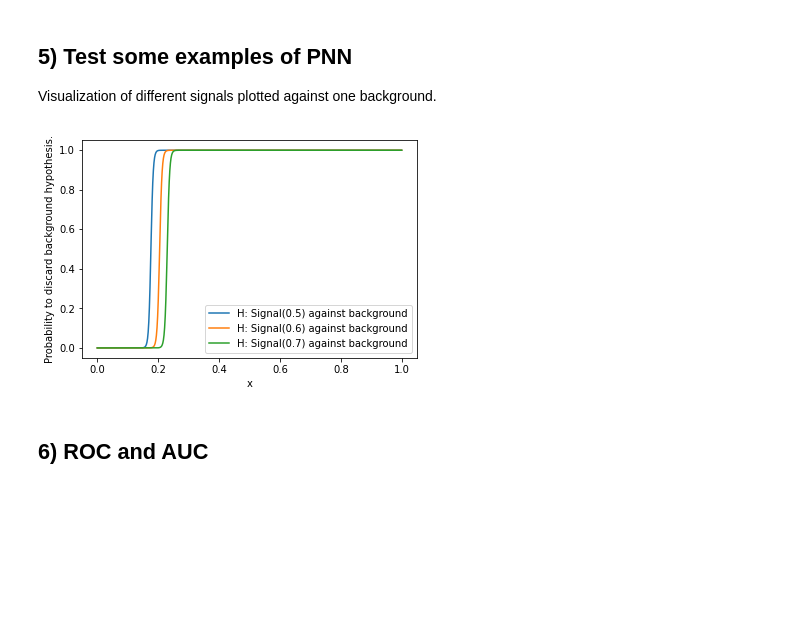
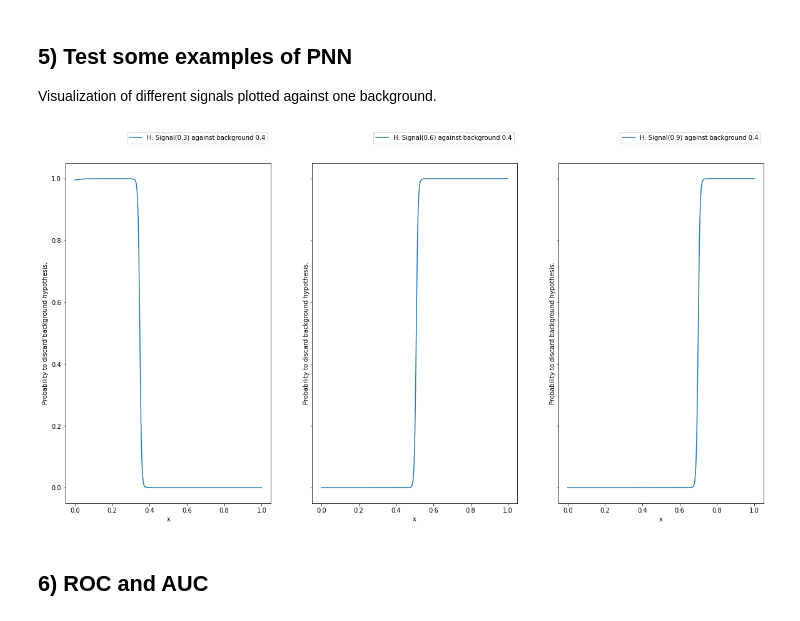
Before and after one commit to leonrenn/datascience_seminar, a Jupyter notebook: ParameterizedNeuralNetwork/PNN_1d.ipynb, the cells around one changed output. Drawn from its saved outputs; the diff is of its cells as text; code cells hidden in the pictures; blank space fills up the shorter version.

Commit message:
Multiple graphs for varying signals.

```diff
--- a/ParameterizedNeuralNetwork/PNN_1d.ipynb
+++ b/ParameterizedNeuralNetwork/PNN_1d.ipynb
@@ -107,6 +107,6 @@ class CustomDataset(Dataset):
 Generate the data.
 # %%
 custom_ds = CustomDataset()
-custom_dl = DataLoader(custom_ds, batch_size=10, shuffle=True)
+custom_dl = DataLoader(custom_ds, batch_size=16, shuffle=True)
 # %% [markdown]
 Example of dataset event.
@@ -148,14 +130,14 @@ class ParameterizedNeuralNet(pl.LightningModule):
         self.losses = []
 
         # network structure
-        self.net = nn.Sequential(nn.Linear(in_features=3, out_features=20),
-                                 nn.ReLU(),
-                                 nn.Linear(in_features=20, out_features=20),
-                                 nn.ReLU(),
-                                 nn.Linear(in_features=20, out_features=20),
-                                 nn.ReLU(),
-                                 nn.Linear(in_features=20, out_features=20),
-                                 nn.ReLU(),
+        self.net = nn.Sequential(nn.Linear(in_features=3, out_features=40),
+                                 nn.PReLU(),
+                                 nn.Linear(in_features=40, out_features=60),
+                                 nn.PReLU(),
+                                 nn.Linear(in_features=60, out_features=40),
+                                 nn.PReLU(),
+                                 nn.Linear(in_features=40, out_features=20),
+                                 nn.PReLU(),
                                  nn.Linear(in_features=20, out_features=1),
                                  nn.Sigmoid())
 
@@ -215,37 +202,45 @@ Visualization of different signals plotted against one background.
 # %%
 # trained range
 x_range = np.linspace(0.00, 1.00, 1000)
 
 # background and signals
-bgs = [0.000, 0.300, 0.600, 1.00]
-signals = [0.500, 0.600, 0.700]
+bg = 0.400
+signals = [0.300, 0.600, 0.900]
+
+# different subplots for the results
+fig, axes = plt.subplots(ncols=len(signals), sharey=True)
+fig.set_figheight(10)
+fig.set_figwidth(20)
 
 # iterating through the binary classification processes
-for signal in signals:
+
+for signal_idx, signal in enumerate(signals):
 
     # generating background and hypothesis
     hypothesis = np.ones_like(x_range) * signal
-    background = np.ones_like(x_range) * bgs[0]
+    background = np.ones_like(x_range) * bg
 
     # creation data vector for the PNN
     data = np.empty((1000, 3))
     data[:, 0] = x_range
     data[:, 1] = background
     data[:, 2] = hypothesis
 
     # pushing to tensor format
     data_tensor = torch.tensor(data).float()
 
     # model evaluation
     res = model(data_tensor).detach().numpy()
 
 
-    plt.plot(x_range, res, label=f"H: Signal({signal}) against background")
-plt.xlabel("x")
-plt.ylabel("Probability to discard background hypothesis.")
-plt.legend()
+    axes[signal_idx].plot(x_range, res, label=f"H: Signal({signal}) against background {bg}")
+    axes[signal_idx].set_ylabel("Probability to discard background hypothesis.")
+    axes[signal_idx].legend(bbox_to_anchor=(1, 1.1))
+    axes[signal_idx].set_xlabel("x")
+
+
 plt.show()
 # %% [output]
-[figure, old version]
+[figure, new version]
 # %% [markdown]
 ## 6) ROC and AUC
```
Also changed, not shown: parts of 6 cells of this notebook.
